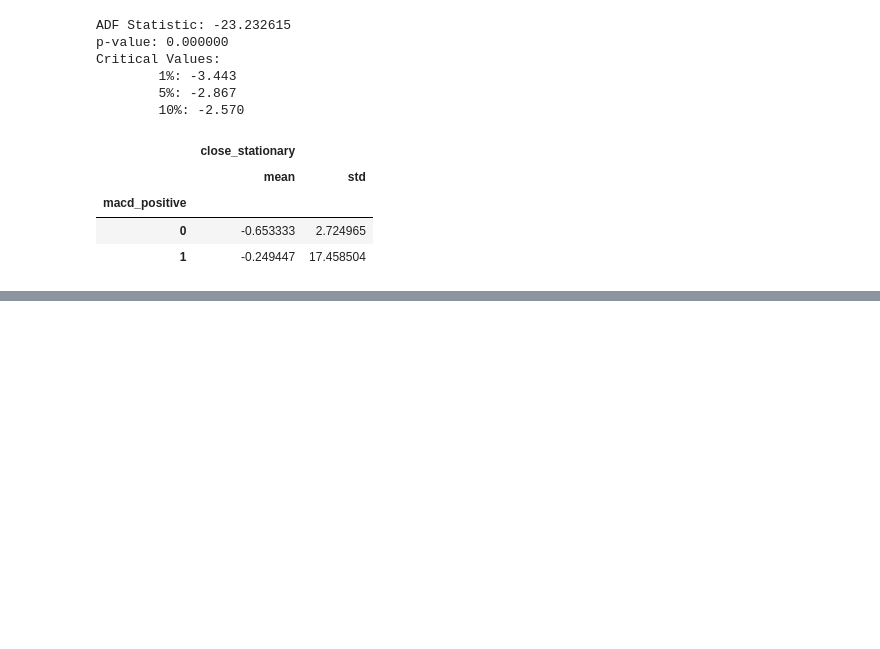
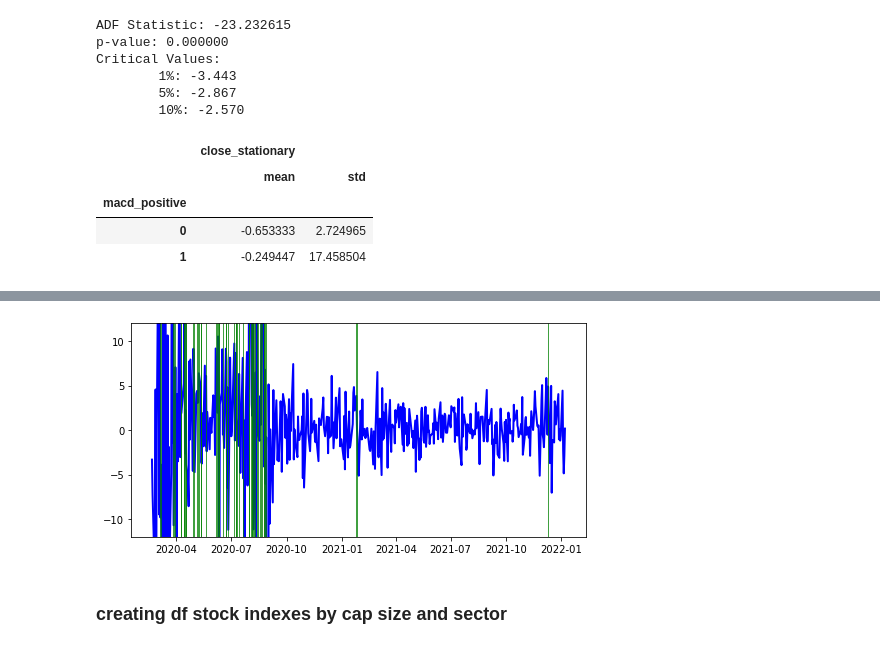
Before and after one commit to michaelortiz05/algotrader, a Jupyter notebook: Joshuas_MacD.ipynb, the cells around one changed output, grey strips where cells are left out. Drawn from its saved outputs; the diff is of its cells as text; code cells hidden in the pictures; blank space fills up the shorter version.

```diff
--- a/Joshuas_MacD.ipynb
+++ b/Joshuas_MacD.ipynb
@@ -772,0 +586,11 @@ pd.DataFrame({'Index': flatten(list_sector_index)[::2], 'Cap size': flatten(list
+# %%
+plt.rcParams["figure.figsize"] = [7.00, 3.50]
+plt.rcParams["figure.autolayout"] = True
+x = df_mac.index
+y = df_mac['close']
+plt.plot(x, y, c='blue', lw=2)
+plt.ylim([-12, 12])
+plt.vlines((df_mac.loc[df_mac['MOM'] > 11.35].index), ymin = -12, ymax = 12, color='green', alpha=0.75, lw=1)
+plt.show()
+# %% [output]
+[figure, added]
@@ -772,0 +607,2 @@ pd.DataFrame({'Index': flatten(list_sector_index)[::2], 'Cap size': flatten(list
+# %% [markdown]
+### creating df stock indexes by cap size and sector
```
Also changed, not shown: parts of 48 cells of this notebook.
